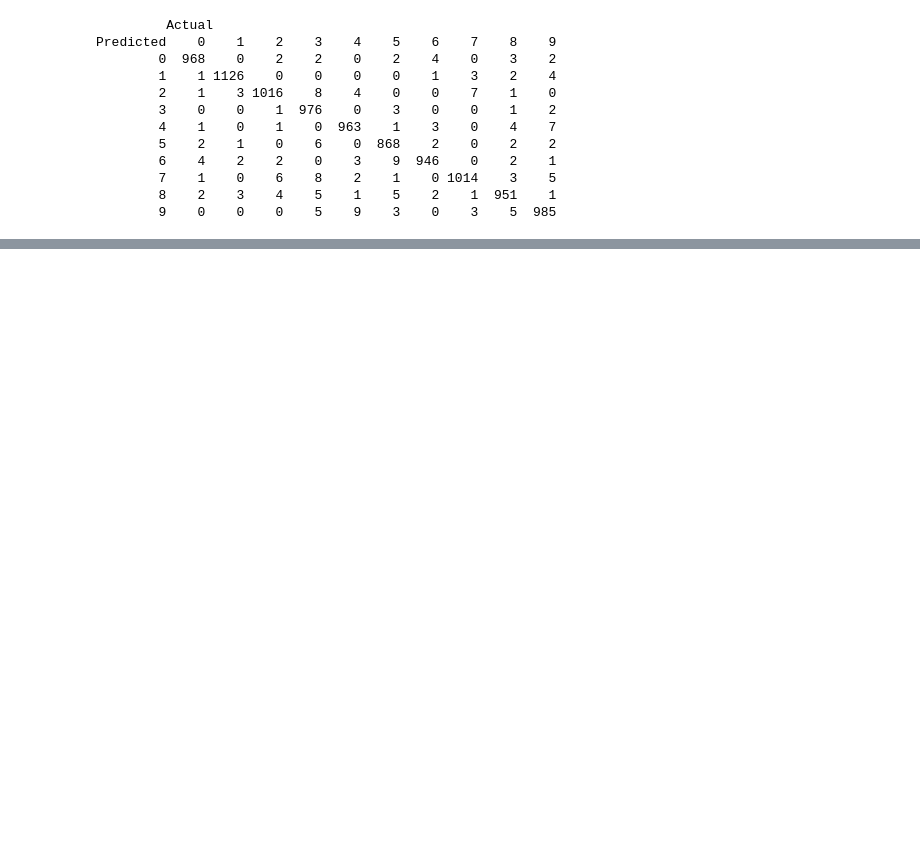
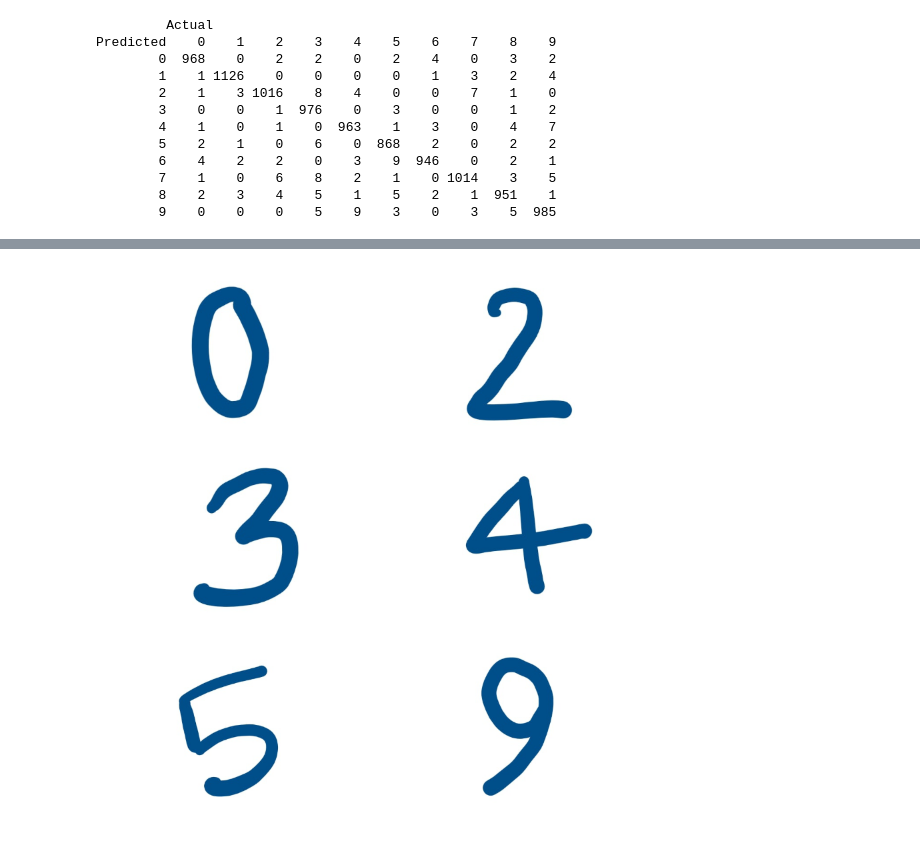
Before and after one commit to alif-munim/r-tensorflow, a Jupyter notebook: mnist-handwriting/mnist-handwriting.ipynb, the cells around one changed output, grey strips where cells are left out. Cells and saved outputs as stored; diff of their text form; code cells hidden in the pictures; blank space fills up the shorter version.

Commit message:
Update model and predict on handwriting

```diff
--- a/mnist-handwriting/mnist-handwriting.ipynb
+++ b/mnist-handwriting/mnist-handwriting.ipynb
@@ -370,0 +423,13 @@ Predicted    0    1    2    3    4    5    6    7    8    9
+# %%
+# Import samples of my own handwriting
+library(EBImage)
+setwd("C:\\Users\\alif-\\Projects\\r-tensorflow\\mnist-handwriting\\examples")
+examples = list.files(pattern = "*.jpg")
+# %%
+mypic <- list()
+for (i in 1:length(examples)) {mypic[[i]] <- readImage(examples[[i]])}
+# %%
+par(mfrow=c(3,2))
+for (i in 1:length(examples)) plot(mypic[[i]])
+# %% [output]
+[figure, added]
```
Also changed, not shown: parts of 11 cells of this notebook, 1 other file.
